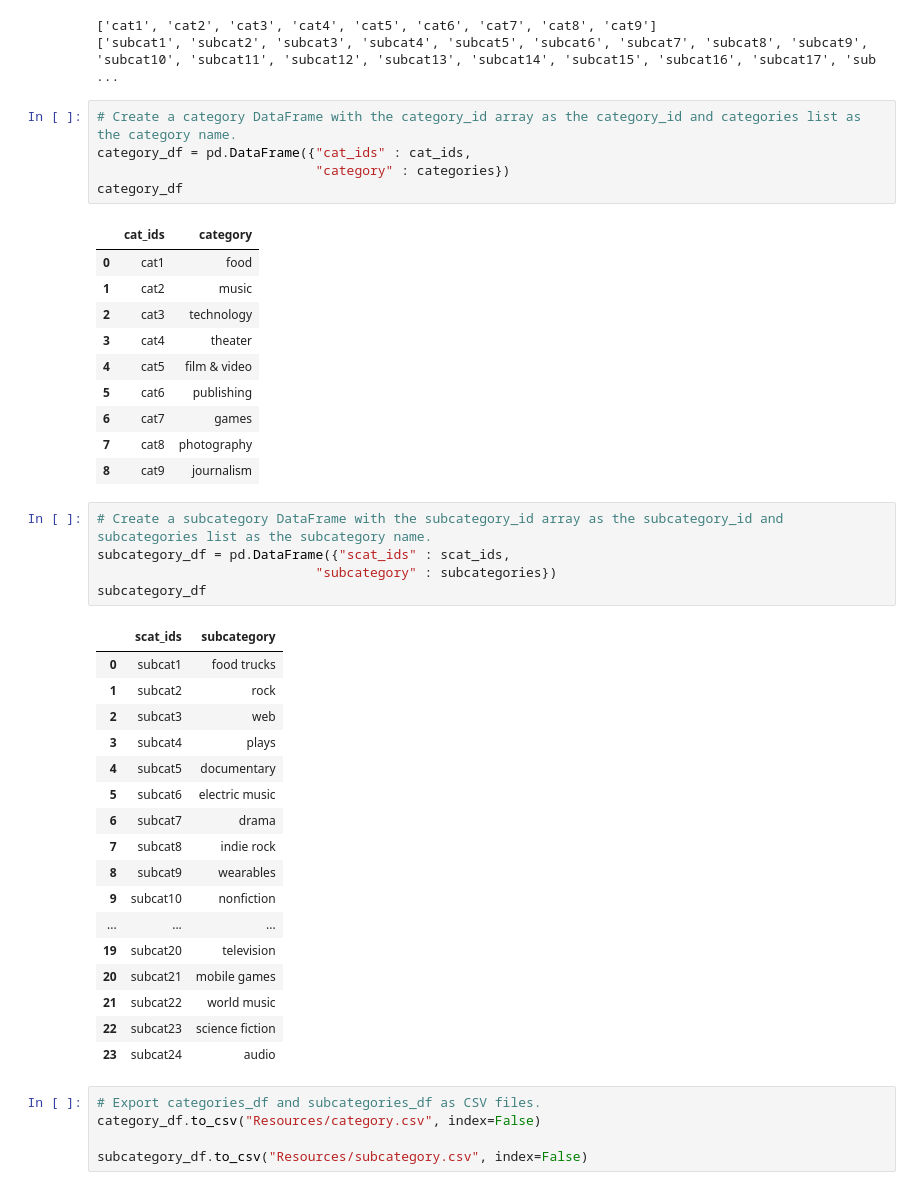
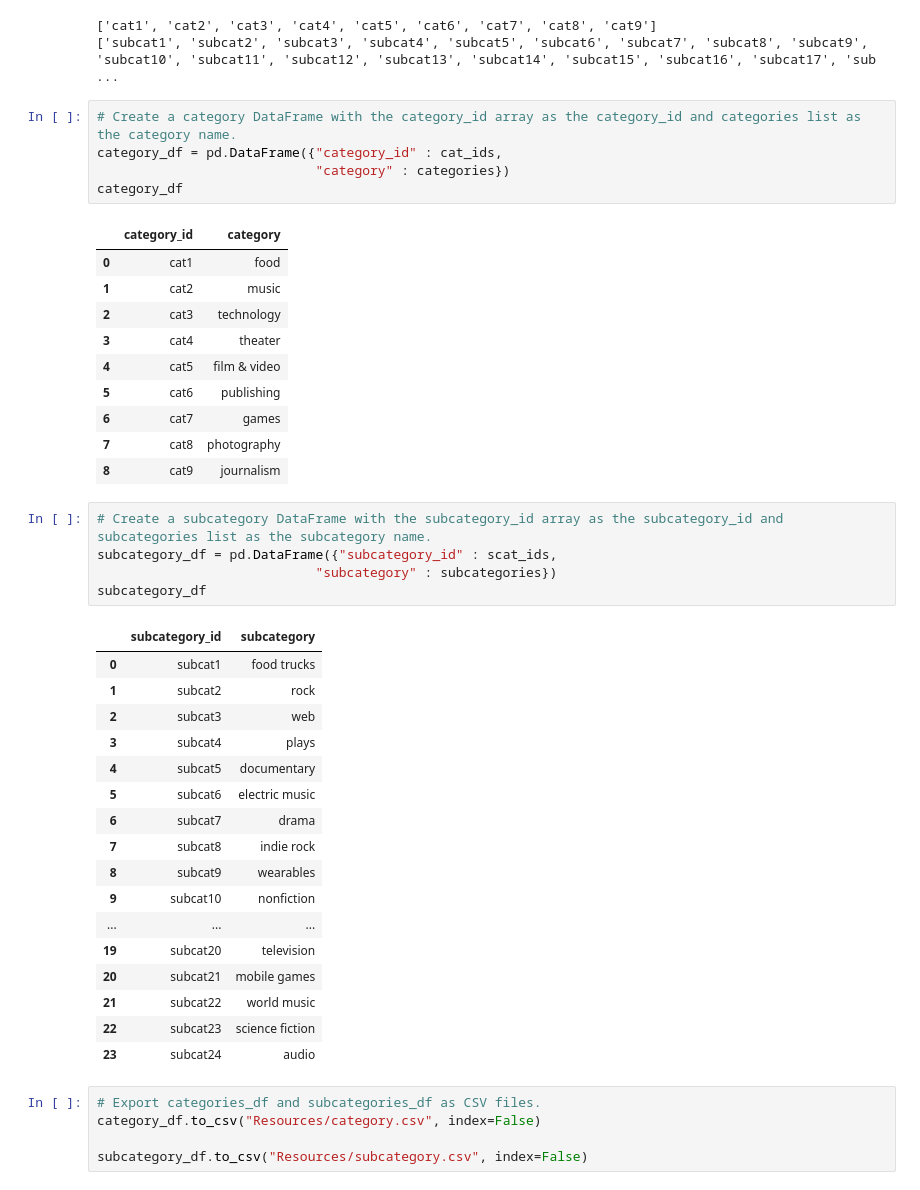
Before and after one commit to williamlevine/Crowdfunding_ETL, a Jupyter notebook: ETL_Mini_Project_CDekok_MKorinek_WLevine.ipynb, the cells around one changed output. Drawn from its saved outputs; the diff is of its cells as text.

Commit message:
updated category and subcategory tables to proper names

```diff
--- a/ETL_Mini_Project_CDekok_MKorinek_WLevine.ipynb
+++ b/ETL_Mini_Project_CDekok_MKorinek_WLevine.ipynb
@@ -114,11 +114,11 @@ print(scat_ids)
 ['subcat1', 'subcat2', 'subcat3', 'subcat4', 'subcat5', 'subcat6', 'subcat7', 'subcat8', 'subcat9', 'subcat10', 'subcat11', 'subcat12', 'subcat13', 'subcat14', 'subcat15', 'subcat16', 'subcat17', 'sub ...
 # %%
 # Create a category DataFrame with the category_id array as the category_id and categories list as the category name.
-category_df = pd.DataFrame({"cat_ids" : cat_ids,
+category_df = pd.DataFrame({"category_id" : cat_ids,
                             "category" : categories})
 category_df
 # %% [output]
-|  | cat_ids | category |
+|  | category_id | category |
 | 0 | cat1 | food |
 | 1 | cat2 | music |
 | 2 | cat3 | technology |
@@ -130,11 +130,11 @@ category_df
 | 8 | cat9 | journalism |
 # %%
 # Create a subcategory DataFrame with the subcategory_id array as the subcategory_id and subcategories list as the subcategory name.
-subcategory_df = pd.DataFrame({"scat_ids" : scat_ids,
+subcategory_df = pd.DataFrame({"subcategory_id" : scat_ids,
                             "subcategory" : subcategories})
 subcategory_df
 # %% [output]
-|  | scat_ids | subcategory |
+|  | subcategory_id | subcategory |
 | 0 | subcat1 | food trucks |
 | 1 | subcat2 | rock |
 | 2 | subcat3 | web |
```
Also changed, not shown: 8 other files.
